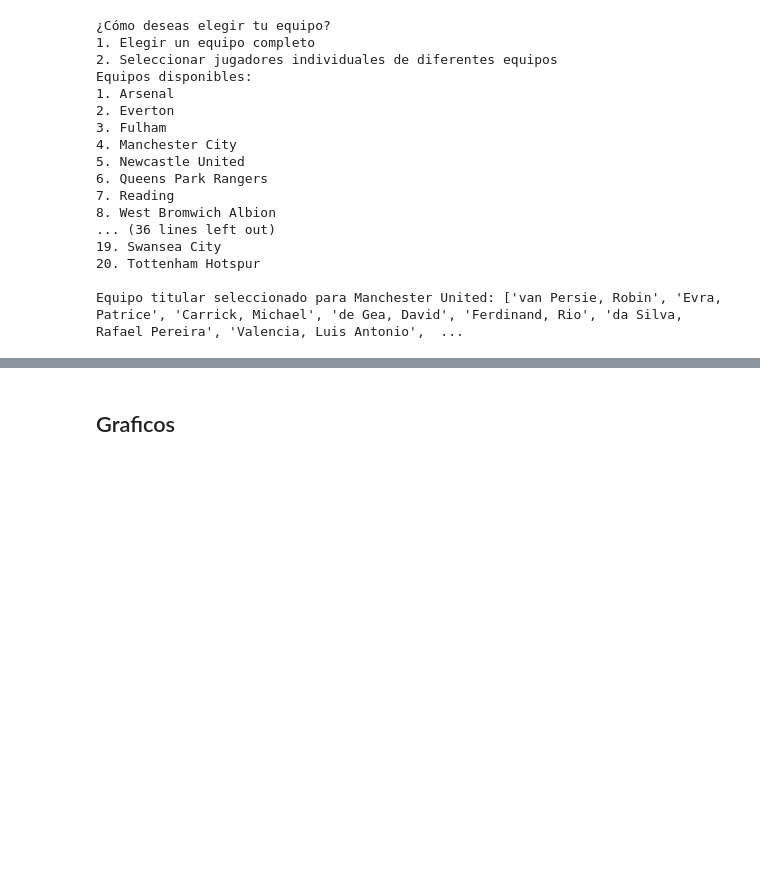
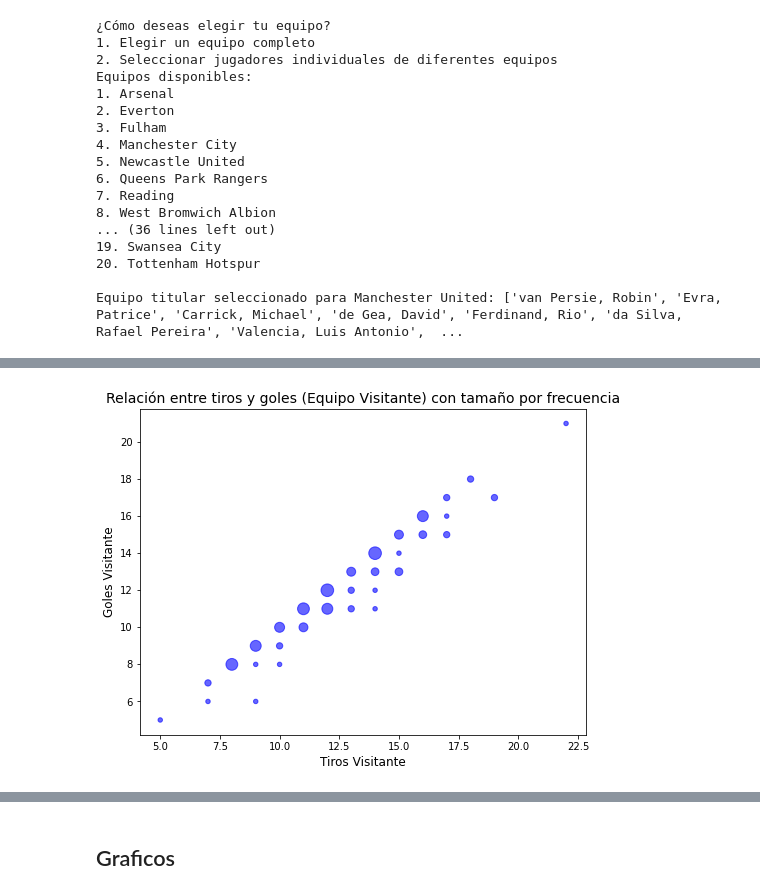
Before and after one commit to luisalawson/soccer_defense_analysis, a Jupyter notebook: Simulacion.ipynb, the cells around one changed output, grey strips where cells are left out. Saved outputs shown, nothing was run; the diff lists cells and outputs as text; code cells hidden in the pictures; blank space fills up the shorter version.

```diff
--- a/Simulacion.ipynb
+++ b/Simulacion.ipynb
@@ -502,4 +509,25 @@ df_results
 100 rows × 11 columns
+# %%
+import pandas as pd
+import matplotlib.pyplot as plt
+
+# Contar la frecuencia de cada par (tiros_visitante, goles_visitante)
+frequency = df_results.groupby(['tiros_visitante', 'goles_visitante']).size().reset_index(name='frecuencia')
+
+# Crear el gráfico de dispersión, ajustando el tamaño de los puntos en función de la frecuencia
+plt.figure(figsize=(8,6))
+plt.scatter(frequency['tiros_visitante'], frequency['goles_visitante'],
+            s=frequency['frecuencia']*20,  # Ajustar el tamaño de los puntos con la frecuencia
+            color='blue', alpha=0.6)
+
+# Etiquetas y título
+plt.title('Relación entre tiros y goles (Equipo Visitante) con tamaño por frecuencia', fontsize=14)
+plt.xlabel('Tiros Visitante', fontsize=12)
+plt.ylabel('Goles Visitante', fontsize=12)
+
+plt.show()
+# %% [output]
+[figure, added]
 # %%
 df_results['winner'].value_counts()
 # %% [output]
```
Also changed, not shown: parts of 12 cells of this notebook.
